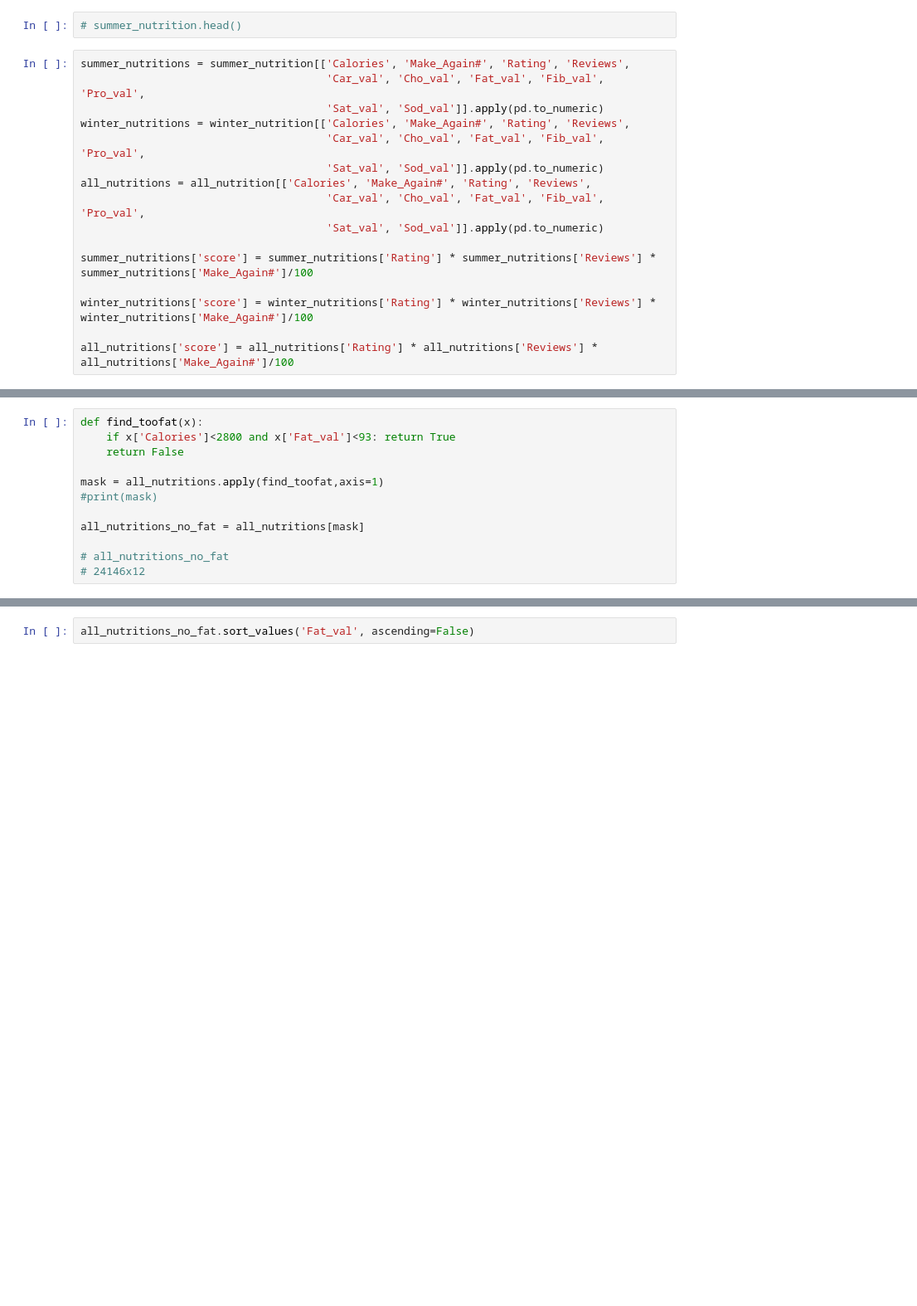
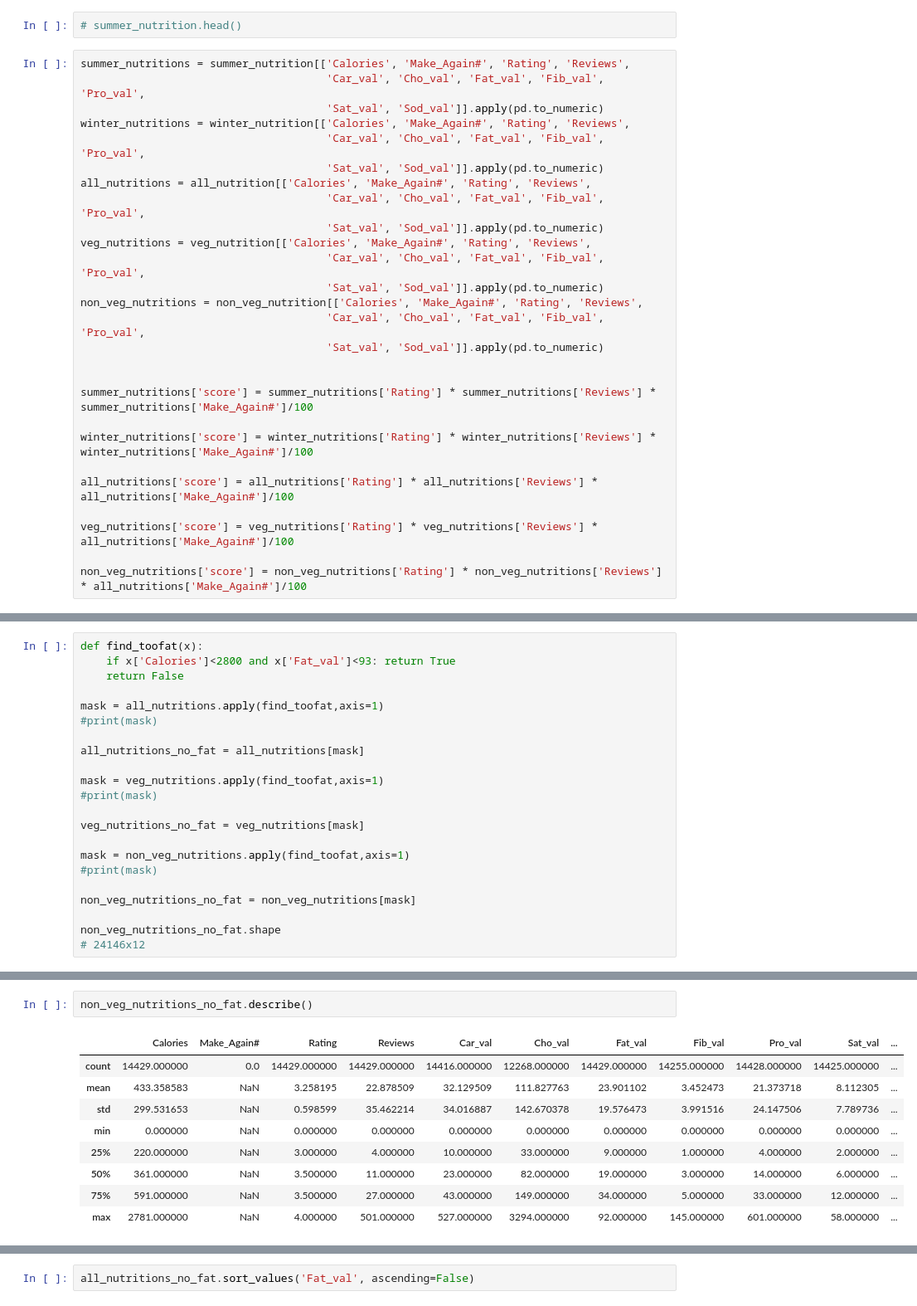
Before and after one commit to esotewic/Recipe_Hypothesis_Test, a Jupyter notebook: recipe_eda.ipynb, the cells around one changed output, grey strips where cells are left out. Shown at 83% size. Cells and saved outputs as stored; diff of their text form; blank space fills up the shorter version.

```diff
--- a/recipe_eda.ipynb
+++ b/recipe_eda.ipynb
@@ -174,9 +217,20 @@ winter_nutritions = winter_nutrition[['Calories', 'Make_Again#', 'Rating', 'Revi
 all_nutritions = all_nutrition[['Calories', 'Make_Again#', 'Rating', 'Reviews',
                                       'Car_val', 'Cho_val', 'Fat_val', 'Fib_val', 'Pro_val',
                                       'Sat_val', 'Sod_val']].apply(pd.to_numeric)
+veg_nutritions = veg_nutrition[['Calories', 'Make_Again#', 'Rating', 'Reviews',
+                                      'Car_val', 'Cho_val', 'Fat_val', 'Fib_val', 'Pro_val',
+                                      'Sat_val', 'Sod_val']].apply(pd.to_numeric)
+non_veg_nutritions = non_veg_nutrition[['Calories', 'Make_Again#', 'Rating', 'Reviews',
+                                      'Car_val', 'Cho_val', 'Fat_val', 'Fib_val', 'Pro_val',
+                                      'Sat_val', 'Sod_val']].apply(pd.to_numeric)
+
 
 summer_nutritions['score'] = summer_nutritions['Rating'] * summer_nutritions['Reviews'] * summer_nutritions['Make_Again#']/100
 
 winter_nutritions['score'] = winter_nutritions['Rating'] * winter_nutritions['Reviews'] * winter_nutritions['Make_Again#']/100
 
 all_nutritions['score'] = all_nutritions['Rating'] * all_nutritions['Reviews'] * all_nutritions['Make_Again#']/100
+
+veg_nutritions['score'] = veg_nutritions['Rating'] * veg_nutritions['Reviews'] * all_nutritions['Make_Again#']/100
+
+non_veg_nutritions['score'] = non_veg_nutritions['Rating'] * non_veg_nutritions['Reviews'] * all_nutritions['Make_Again#']/100
@@ -214,5 +264,15 @@ mask = all_nutritions.apply(find_toofat,axis=1)
 
 all_nutritions_no_fat = all_nutritions[mask]
 
-# all_nutritions_no_fat
+mask = veg_nutritions.apply(find_toofat,axis=1)
+#print(mask)
+
+veg_nutritions_no_fat = veg_nutritions[mask]
+
+mask = non_veg_nutritions.apply(find_toofat,axis=1)
+#print(mask)
+
+non_veg_nutritions_no_fat = non_veg_nutritions[mask]
+
+non_veg_nutritions_no_fat.shape
 # 24146x12
@@ -237,0 +286,12 @@ Name: 9999, dtype: object
+# %%
+non_veg_nutritions_no_fat.describe()
+# %% [output]
+|  | Calories | Make_Again# | Rating | Reviews | Car_val | Cho_val | Fat_val | Fib_val | Pro_val | Sat_val | ... |
+| count | 14429.000000 | 0.0 | 14429.000000 | 14429.000000 | 14416.000000 | 12268.000000 | 14429.000000 | 14255.000000 | 14428.000000 | 14425.000000 | ... |
+| mean | 433.358583 | NaN | 3.258195 | 22.878509 | 32.129509 | 111.827763 | 23.901102 | 3.452473 | 21.373718 | 8.112305 | ... |
+| std | 299.531653 | NaN | 0.598599 | 35.462214 | 34.016887 | 142.670378 | 19.576473 | 3.991516 | 24.147506 | 7.789736 | ... |
+| min | 0.000000 | NaN | 0.000000 | 0.000000 | 0.000000 | 0.000000 | 0.000000 | 0.000000 | 0.000000 | 0.000000 | ... |
+| 25% | 220.000000 | NaN | 3.000000 | 4.000000 | 10.000000 | 33.000000 | 9.000000 | 1.000000 | 4.000000 | 2.000000 | ... |
+| 50% | 361.000000 | NaN | 3.500000 | 11.000000 | 23.000000 | 82.000000 | 19.000000 | 3.000000 | 14.000000 | 6.000000 | ... |
+| 75% | 591.000000 | NaN | 3.500000 | 27.000000 | 43.000000 | 149.000000 | 34.000000 | 5.000000 | 33.000000 | 12.000000 | ... |
+| max | 2781.000000 | NaN | 4.000000 | 501.000000 | 527.000000 | 3294.000000 | 92.000000 | 145.000000 | 601.000000 | 58.000000 | ... |
```
Also changed, not shown: parts of 15 cells of this notebook, 6 other files.
